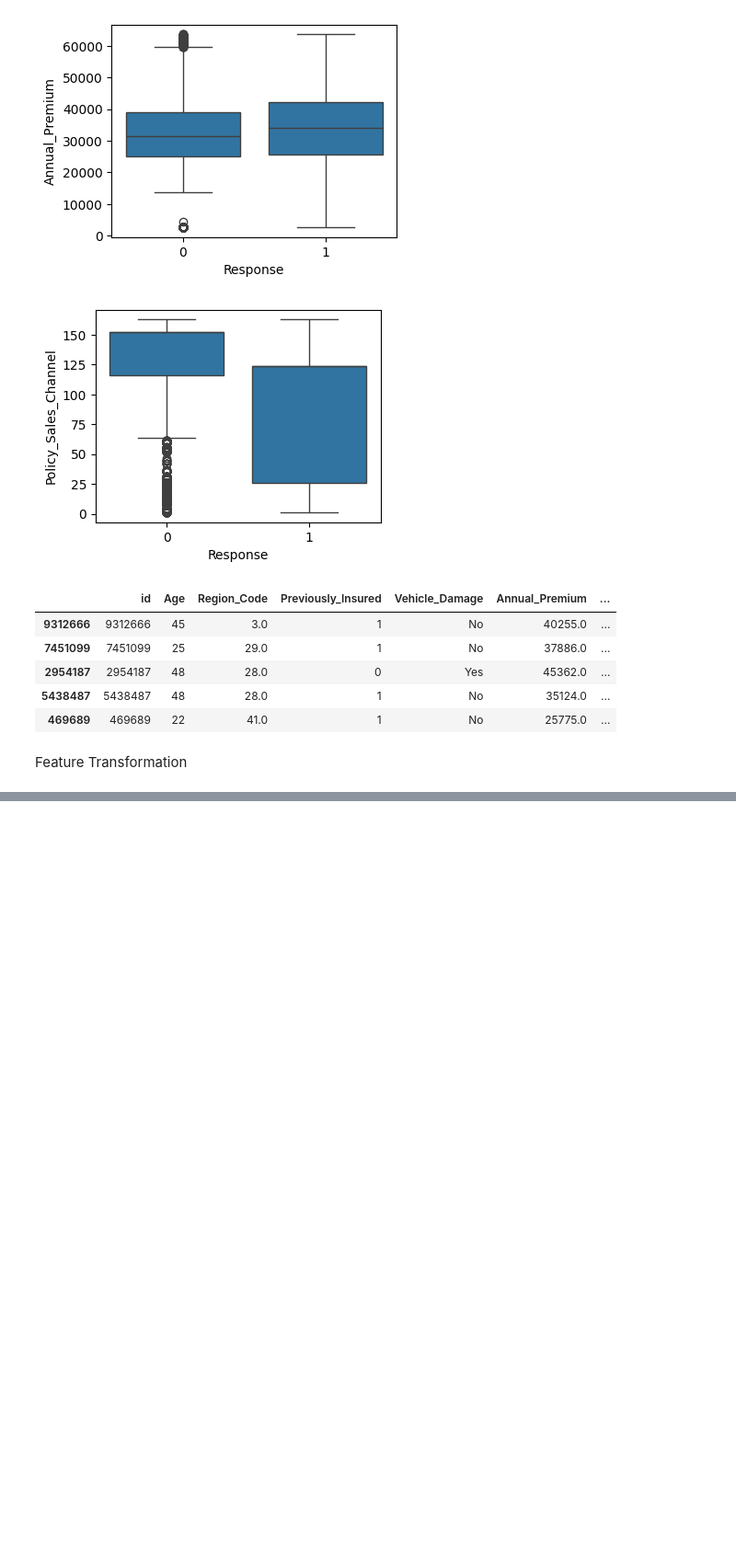
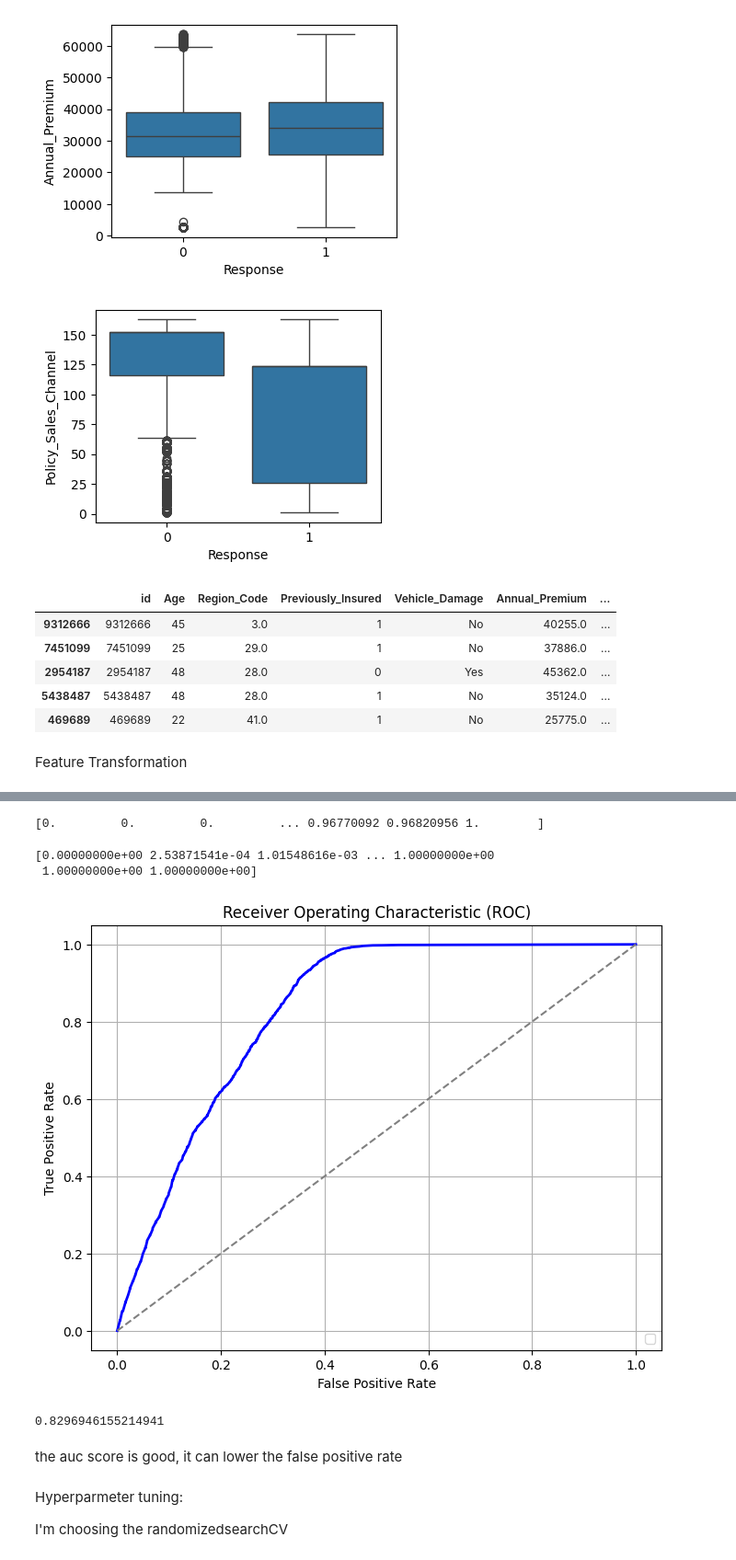
Before and after one commit to NaveenDevlpr/Automobile_Insurance_Analysis, a Jupyter notebook: ai_ml_task.ipynb, the cells around one changed output, grey strips where cells are left out. Shown: that part at 92% size. Saved outputs shown, nothing was run; the diff lists cells and outputs as text; code cells hidden in the pictures; blank space fills up the shorter version.

Commit message:
roc curve and auc score calculated and plotted, hyparam tuning done

```diff
--- a/ai_ml_task.ipynb
+++ b/ai_ml_task.ipynb
@@ -390,0 +425,2 @@ cleaned_data = pd.get_dummies(cleaned_data, columns=low_card_cat_variables, drop
+# %%
+classifier=RandomForestClassifier(n_estimators=150,random_state=42)
@@ -390,0 +433,2 @@ cleaned_data = pd.get_dummies(cleaned_data, columns=low_card_cat_variables, drop
+# %%
+classifier.fit(X_train,y_train)
@@ -390,0 +480,35 @@ cleaned_data = pd.get_dummies(cleaned_data, columns=low_card_cat_variables, drop
+# %%
+y_probs=classifier.predict_proba(X_test)[:,1]
+# %%
+fpr,tpr,threshold=roc_curve(y_test,y_probs)
+# %%
+print(fpr)
+# %% [output]
+[0.         0.         0.         ... 0.96770092 0.96820956 1.        ]
+# %%
+print(tpr)
+# %% [output]
+[0.00000000e+00 2.53871541e-04 1.01548616e-03 ... 1.00000000e+00
+ 1.00000000e+00 1.00000000e+00]
+# %%
+plt.figure(figsize=(8, 6))
+plt.plot(fpr, tpr, color='blue', lw=2,)
+plt.plot([0, 1], [0, 1], color='gray', linestyle='--')
+plt.xlabel('False Positive Rate')
+plt.ylabel('True Positive Rate')
+plt.title('Receiver Operating Characteristic (ROC)')
+plt.legend(loc="lower right")
+plt.grid(True)
+plt.show()
+# %% [output]
+[figure, added]
+# %%
+print(roc_auc_score(y_test,y_probs))
+# %% [output]
+0.8296946155214941
+# %% [markdown]
+the auc score is good, it can lower the false positive rate
+# %% [markdown]
+Hyperparmeter tuning:
+
+I'm choosing the randomizedsearchCV
```
Also changed, not shown: parts of 22 cells of this notebook.
